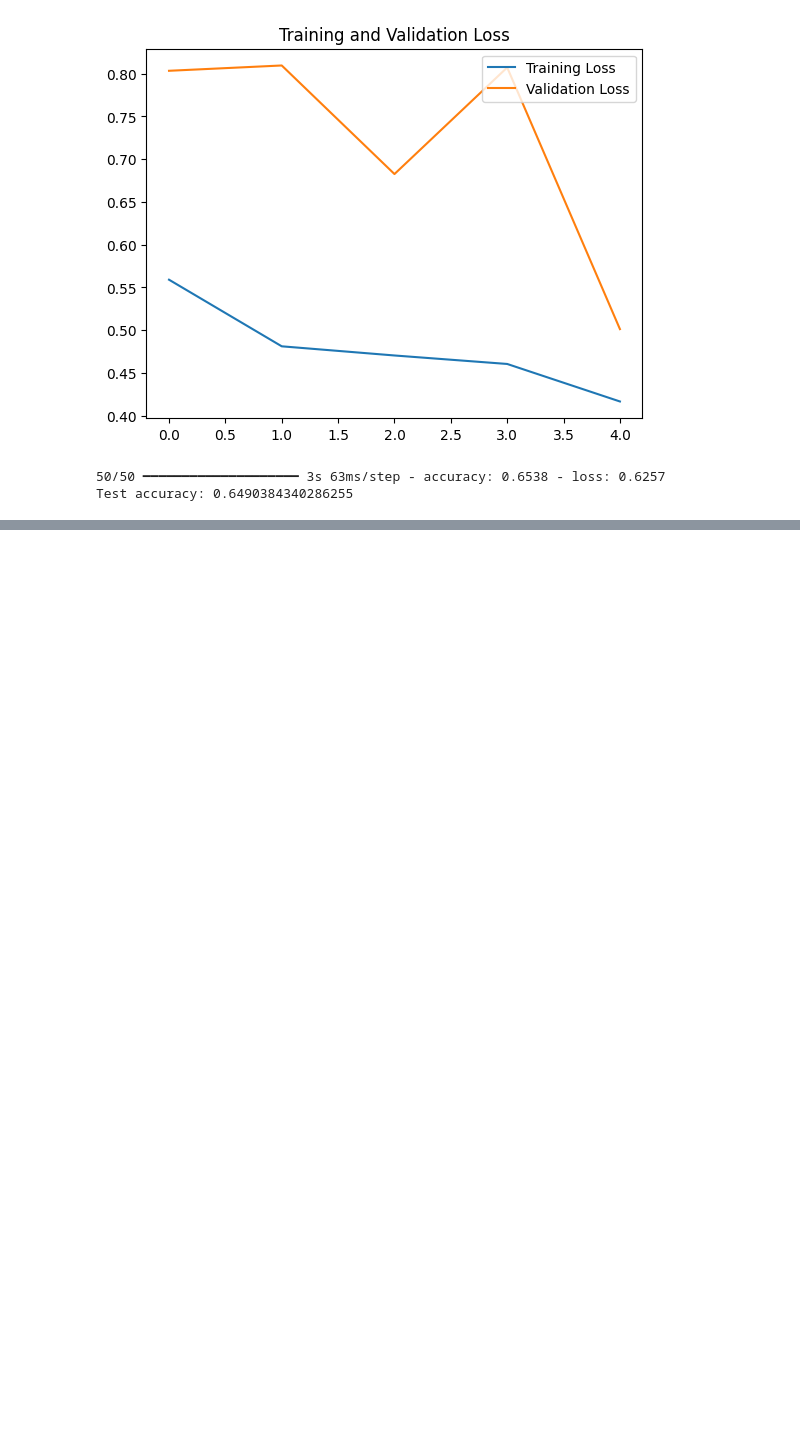
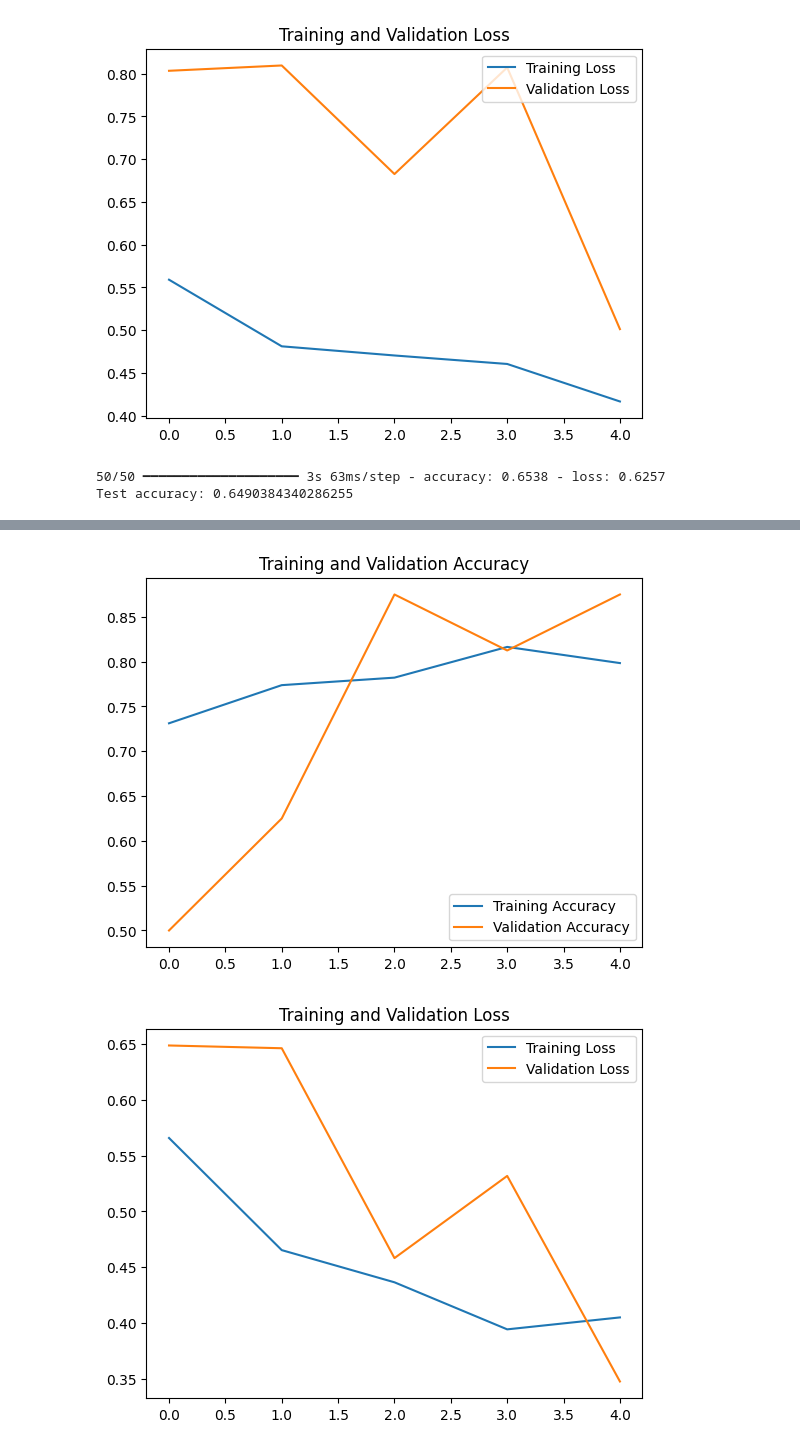
Before and after one commit to DingchenZhu/DL_BASIS_PJ, a Jupyter notebook: Project 1/cnn_new.ipynb, the cells around one changed output, grey strips where cells are left out. Drawn from its saved outputs; the diff is of its cells as text; code cells hidden in the pictures; blank space fills up the shorter version.

```diff
--- a/Project 1/cnn_new.ipynb
+++ b/Project 1/cnn_new.ipynb
@@ -307 +307,50 @@ Epoch 5/5
 Test accuracy: 0.625
+# %%
+def create_model_3():
+    # 深度更深的模型，增加卷积层
+    model = models.Sequential([
+        layers.Conv2D(32, (3, 3), activation='relu', input_shape=(150, 150, 3)),
+        layers.MaxPooling2D((2, 2)),
+        layers.Conv2D(64, (3, 3), activation='relu'),
+        layers.MaxPooling2D((2, 2)),
+        layers.Conv2D(128, (3, 3), activation='relu'),
+        layers.MaxPooling2D((2, 2)),
+        layers.Conv2D(128, (3, 3), activation='relu'),
+        layers.MaxPooling2D((2, 2)),
+        layers.Flatten(),
+        layers.Dense(256, activation='relu'),
+        layers.Dense(1, activation='sigmoid')
+    ])
+    return model
+# %%
+# 选择模型
+model = create_model_3()  # 选择不同的模型进行训练
+# 编译模型
+model.compile(optimizer='adam',
+              loss='binary_crossentropy',
+              metrics=['accuracy'])
+# 训练模型
+history = model.fit(
+    train_generator,
+    steps_per_epoch=100,
+    epochs=5,
+    validation_data=eval_generator,
+    validation_steps=50
+)
+# 绘制训练过程中的损失和准确率曲线
+plt.plot(history.history['accuracy'], label='Training Accuracy')
+plt.plot(history.history['val_accuracy'], label='Validation Accuracy')
+plt.title('Training and Validation Accuracy')
+plt.legend(loc='lower right')
+plt.show()
+
+plt.plot(history.history['loss'], label='Training Loss')
+plt.plot(history.history['val_loss'], label='Validation Loss')
+plt.title('Training and Validation Loss')
+plt.legend(loc='upper right')
+plt.show()
+
+# 在测试集上评估模型性能
+test_loss, test_acc = model.evaluate(test_generator, steps=50)
+print('Test accuracy:', test_acc)
+# %% [output]
@@ -307,0 +367,2 @@ Test accuracy: 0.625
+[figure, added]
+[figure, added]
```
Also changed, not shown: parts of 3 cells of this notebook, 11 other files.
